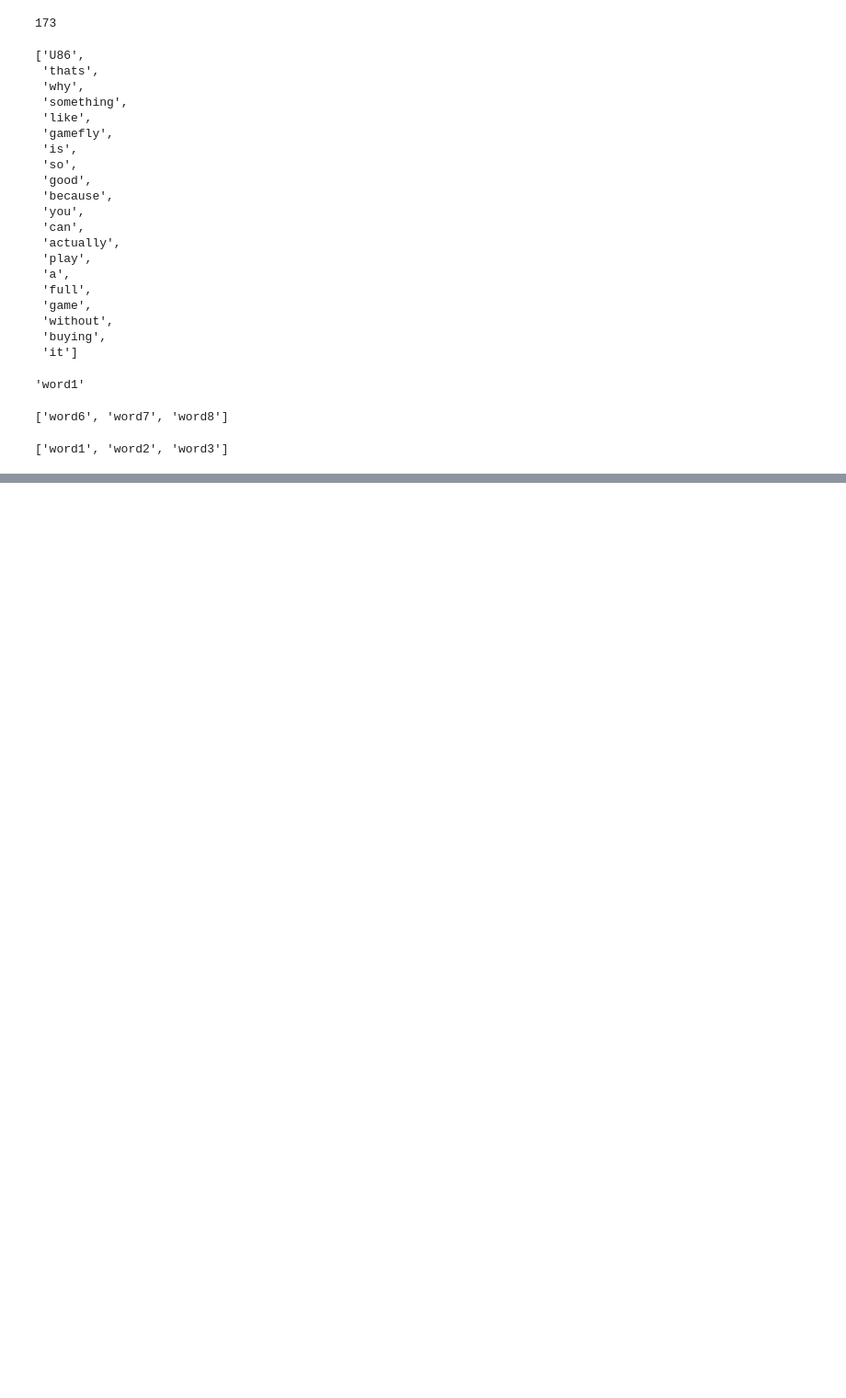
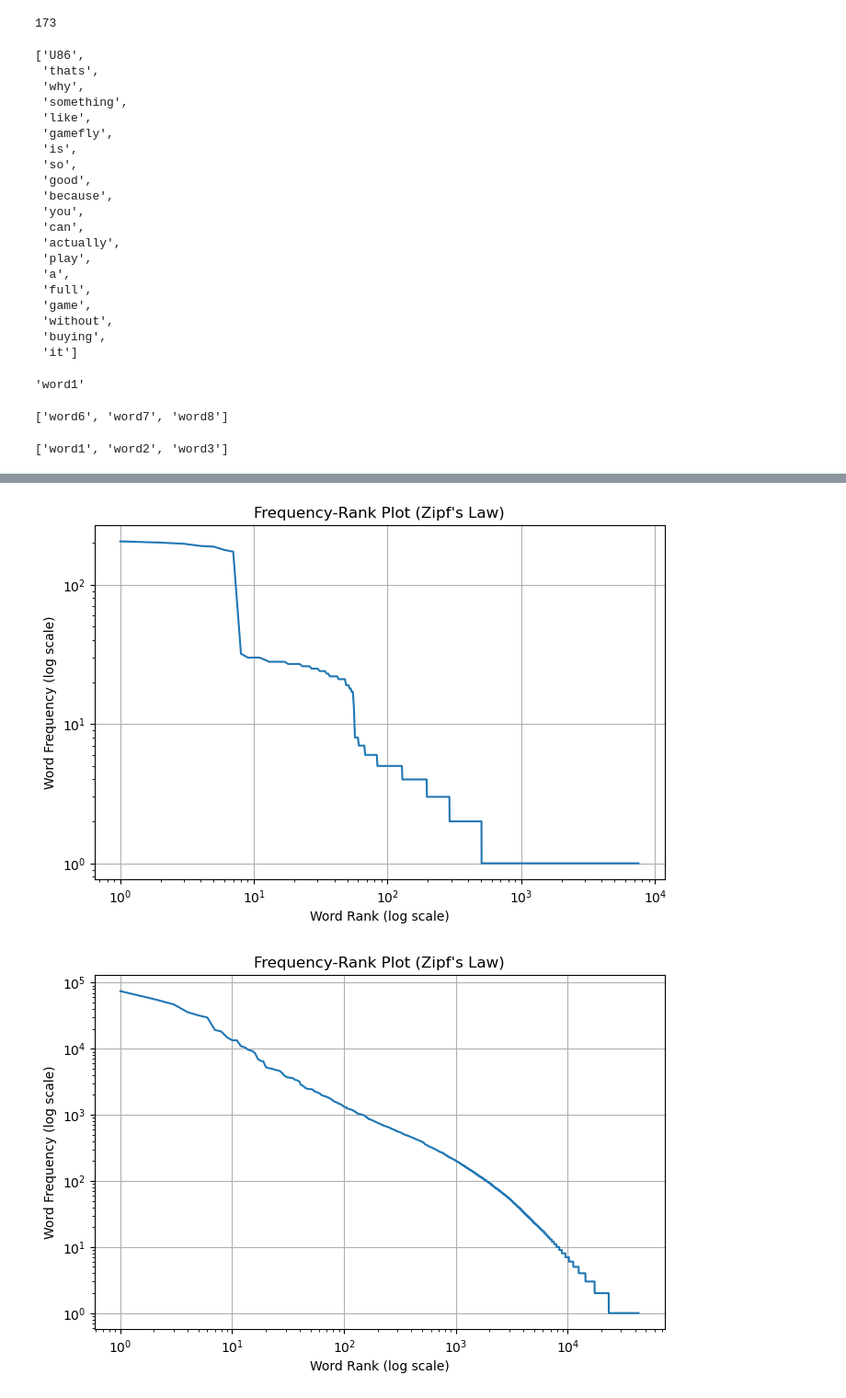
Before and after one commit to KeremOzemre/Computational-Social-Science, a Jupyter notebook: Week07.ipynb, the cells around one changed output, grey strips where cells are left out. Shown at 92% size. Saved outputs shown, nothing was run; the diff lists cells and outputs as text; code cells hidden in the pictures; blank space fills up the shorter version.

```diff
--- a/Week07.ipynb
+++ b/Week07.ipynb
@@ -272,0 +478,17 @@ sent[:3]
+# %%
+# laver opgaven med random ord:
+import random
+
+def generate_random_text(length=100000):
+    chars = "abcdefg "
+    return "".join(random.choice(chars) for _ in range(length))
+
+random_text = generate_random_text()
+# %%
+random_tokens = random_text.split()
+# %%
+plot_frequency_rank(random_tokens)
+plot_frequency_rank(all_tokens)
+# %% [output]
+[figure, added]
+[figure, added]
```
Also changed, not shown: parts of 28 cells of this notebook.
